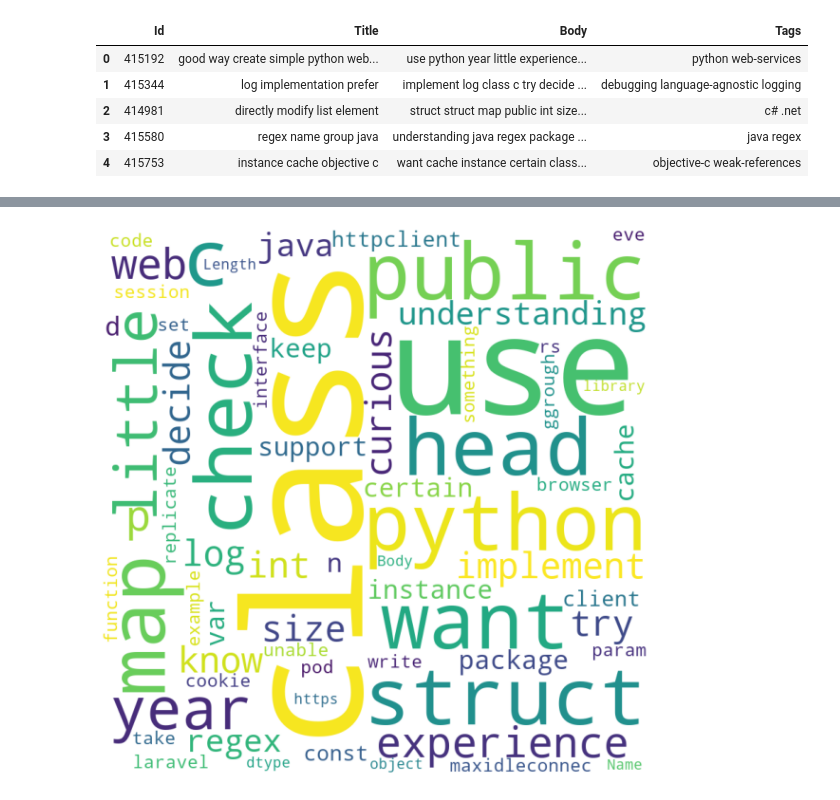
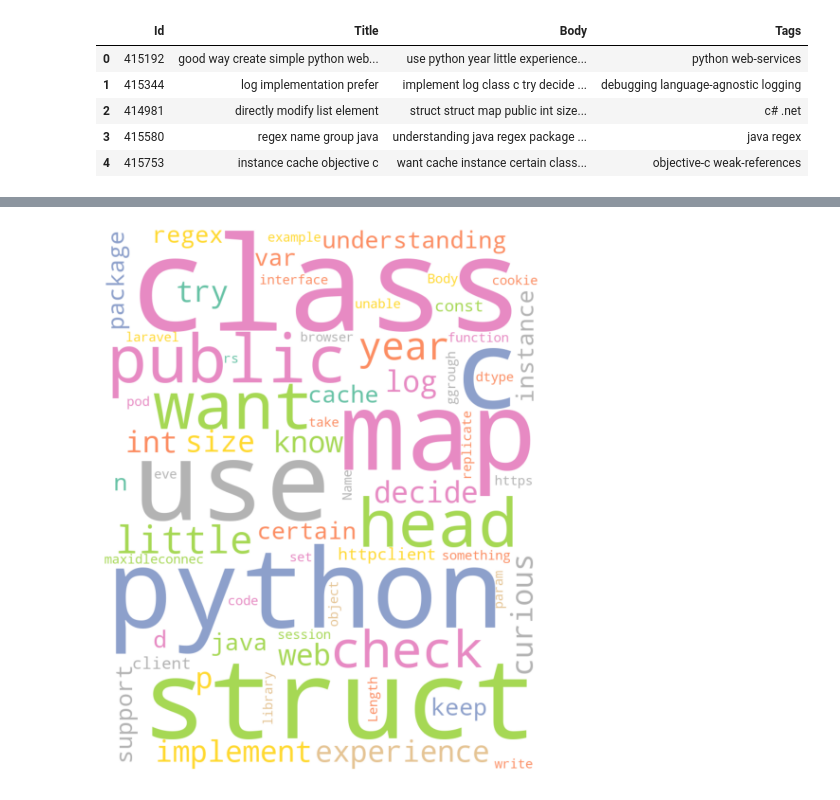
Before and after one commit to Aboubacar2012/categorisation_de_questions, a Jupyter notebook: P05_01_notebookexploration.ipynb, the cells around one changed output, grey strips where cells are left out. Cells and saved outputs as stored; diff of their text form; code cells hidden in the pictures.

```diff
--- a/P05_01_notebookexploration.ipynb
+++ b/P05_01_notebookexploration.ipynb
@@ -240,0 +239,3 @@ posts.head()
+# %%
+posts.isnull().mean()
+posts.dropna(axis=0, inplace=True)
@@ -257,18 +299,20 @@ plt.show()
 # %%
 stopwords = set(STOPWORDS)
-wordcloud = WordCloud(width = 800, height = 800,
+wordcloud = WordCloud(width = 800, height = 1000,
+                max_words=2000,
                 background_color ='white',
                 stopwords = stopwords,
-                min_font_size = 10).generate(str(posts["Body"]))
+                min_font_size = 12,
+                colormap="Set2").generate(str(posts["Body"]))
 
 # plot the WordCloud image
 plt.figure(figsize = (8, 8), facecolor = None)
 plt.imshow(wordcloud)
 plt.axis("off")
 plt.tight_layout(pad = 0)
 
 plt.show()
 # %% [output]
-[figure, old version]
+[figure, new version]
 # %%
 stopwords = set(STOPWORDS)
```
Also changed, not shown: parts of 13 cells of this notebook.
